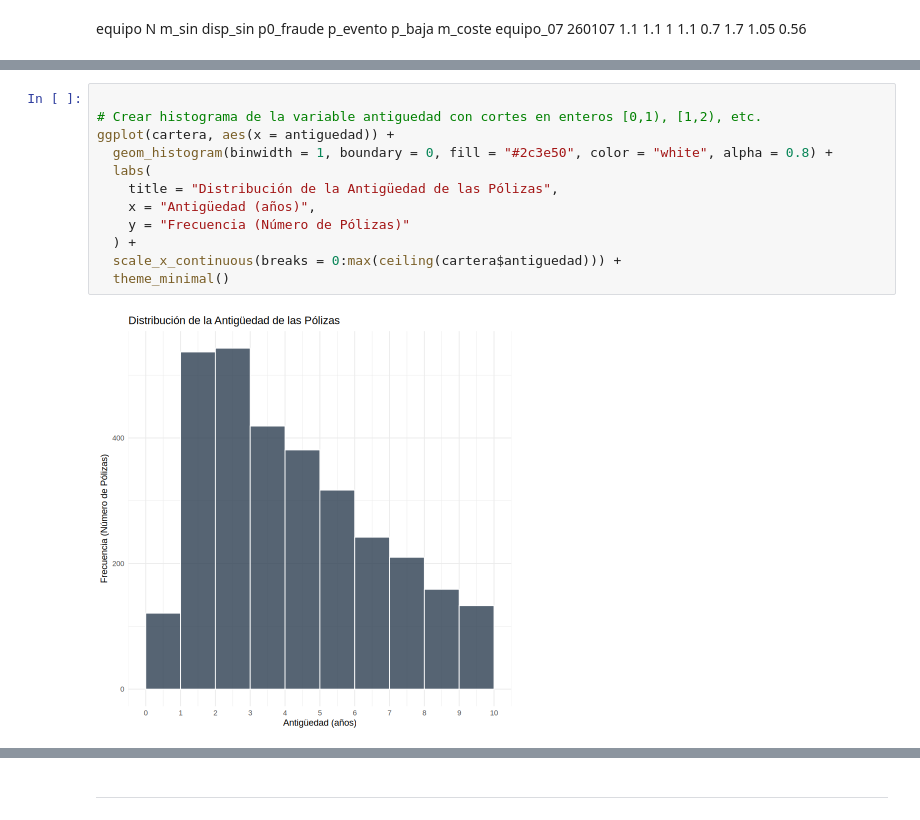
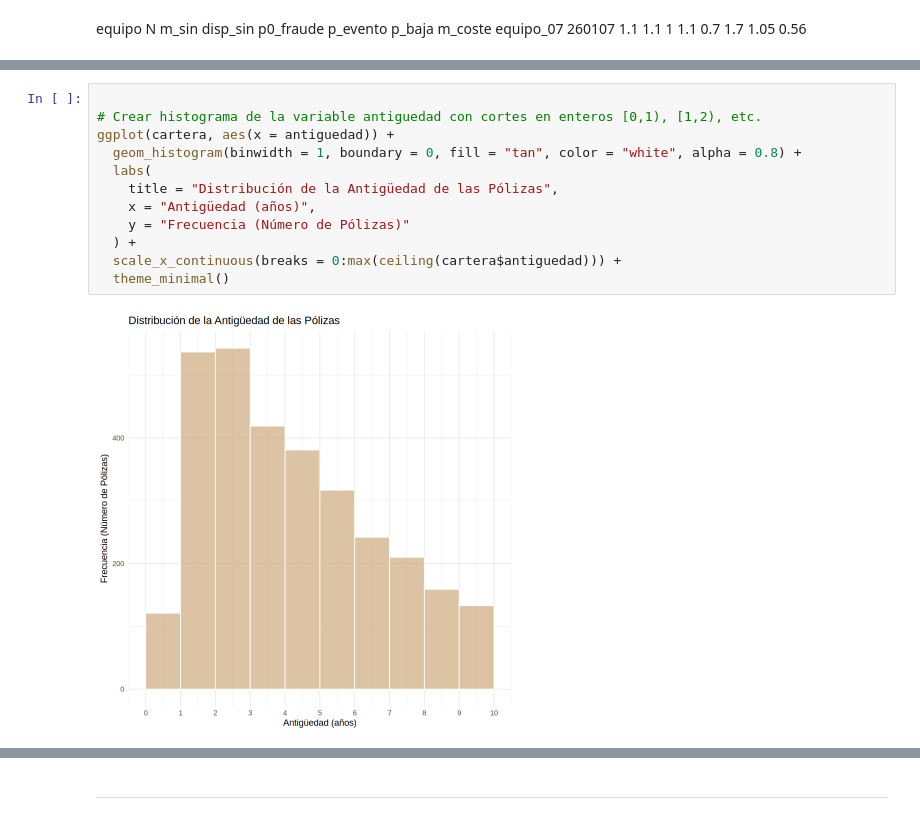
Before and after one commit to JulTob/Modelling, a Jupyter notebook: GLM/GLM_2_07.ipynb, the cells around one changed output, grey strips where cells are left out. Drawn from its saved outputs; the diff is of its cells as text.

```diff
--- a/GLM/GLM_2_07.ipynb
+++ b/GLM/GLM_2_07.ipynb
@@ -56,17 +80,17 @@ $ bonus_malus_act     <dbl> 3, 1, 4, 1, 4, 4, 4, 1, 1, 1, 5, 5, 4, 1, 1, 3, 1,
 # %%
 
 # Crear histograma de la variable antiguedad con cortes en enteros [0,1), [1,2), etc.
 ggplot(cartera, aes(x = antiguedad)) +
-  geom_histogram(binwidth = 1, boundary = 0, fill = "#2c3e50", color = "white", alpha = 0.8) +
+  geom_histogram(binwidth = 1, boundary = 0, fill = "tan", color = "white", alpha = 0.8) +
   labs(
     title = "Distribución de la Antigüedad de las Pólizas",
     x = "Antigüedad (años)",
     y = "Frecuencia (Número de Pólizas)"
   ) +
   scale_x_continuous(breaks = 0:max(ceiling(cartera$antiguedad))) +
   theme_minimal()
 # %% [output]
-[figure, old version]
+[figure, new version]
 # %%
 library(ggplot2)
 
```
Also changed, not shown: parts of 18 cells of this notebook.
